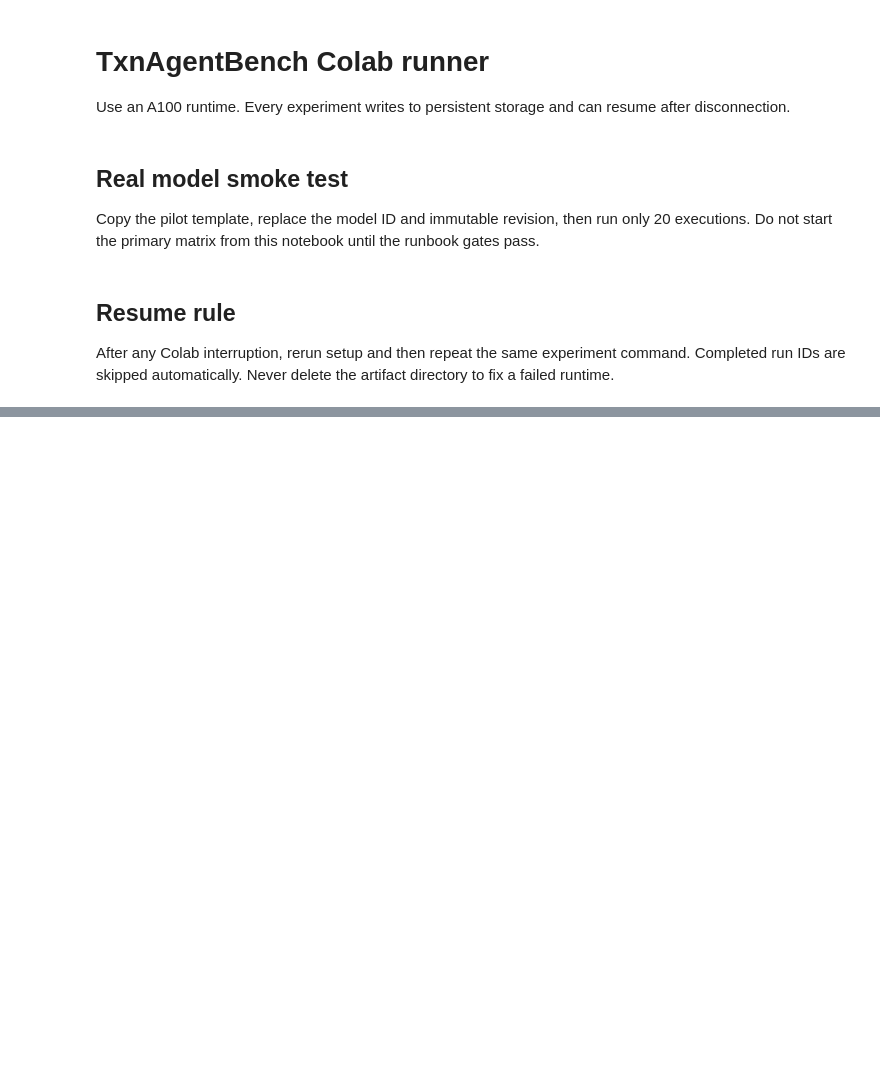
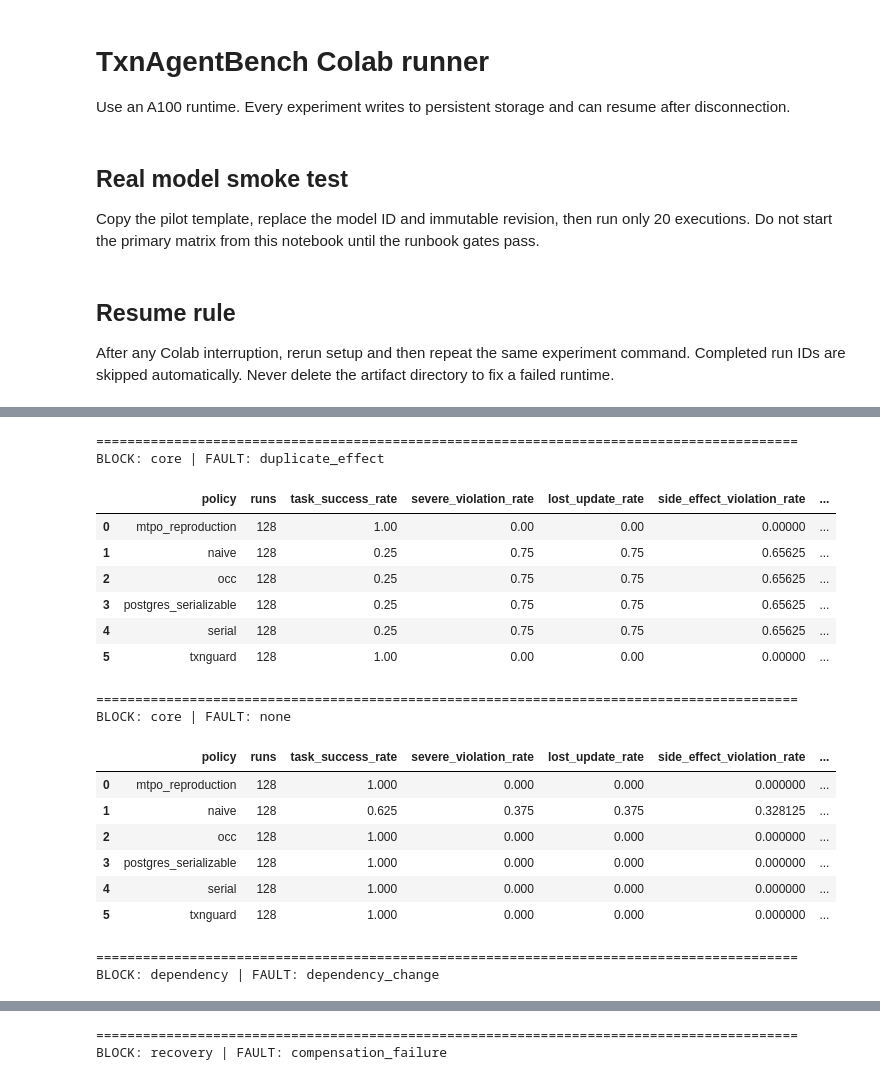
Before and after one commit to vnigoated/programming_, a Jupyter notebook: colab/TxnAgentBench_Colab.ipynb, the cells around one changed output, grey strips where cells are left out. Saved outputs shown, nothing was run; the diff lists cells and outputs as text; code cells hidden in the pictures; blank space fills up the shorter version.

```diff
--- a/colab/TxnAgentBench_Colab.ipynb
+++ b/colab/TxnAgentBench_Colab.ipynb
@@ -37,0 +418,78 @@ After any Colab interruption, rerun setup and then repeat the same experiment co
+# %%
+from pathlib import Path
+
+import pandas as pd
+from IPython.display import display
+
+ROOT = Path(
+    "/content/drive/MyDrive/txnagentbench-artifacts/"
+    "expanded-pilot-qwen7b-v2"
+)
+
+blocks = ["core", "dependency", "recovery"]
+tables = []
+
+for block in blocks:
+    path = ROOT / block / "analysis" / "fault_policy_metrics.csv"
+    table = pd.read_csv(path)
+    table.insert(0, "block", block)
+    tables.append(table)
+
+fault_results = pd.concat(tables, ignore_index=True)
+
+columns = [
+    "block",
+    "fault_mode",
+    "policy",
+    "runs",
+    "task_success_rate",
+    "severe_violation_rate",
+    "lost_update_rate",
+    "side_effect_violation_rate",
+    "recovery_attempts",
+    "recovery_successes",
+    "recovery_rate",
+    "recovery_violation_rate",
+]
+
+fault_results = fault_results[columns].sort_values(
+    ["block", "fault_mode", "policy"]
+)
+
+for (block, fault), group in fault_results.groupby(
+    ["block", "fault_mode"],
+    sort=False,
+):
+    print("\n" + "=" * 90)
+    print(f"BLOCK: {block} | FAULT: {fault}")
+    display(group.drop(columns=["block", "fault_mode"]).reset_index(drop=True))
+
+print("\nFault modes found:")
+print(fault_results.groupby("block")["fault_mode"].unique())
+
+print("\nRuns by block and fault:")
+display(
+    fault_results.groupby(["block", "fault_mode"], as_index=False)["runs"]
+    .sum()
+)
+# %% [output]
+==========================================================================================
+BLOCK: core | FAULT: duplicate_effect
+|  | policy | runs | task_success_rate | severe_violation_rate | lost_update_rate | side_effect_violation_rate | ... |
+| 0 | mtpo_reproduction | 128 | 1.00 | 0.00 | 0.00 | 0.00000 | ... |
+| 1 | naive | 128 | 0.25 | 0.75 | 0.75 | 0.65625 | ... |
+| 2 | occ | 128 | 0.25 | 0.75 | 0.75 | 0.65625 | ... |
+| 3 | postgres_serializable | 128 | 0.25 | 0.75 | 0.75 | 0.65625 | ... |
+| 4 | serial | 128 | 0.25 | 0.75 | 0.75 | 0.65625 | ... |
+| 5 | txnguard | 128 | 1.00 | 0.00 | 0.00 | 0.00000 | ... |
+==========================================================================================
+BLOCK: core | FAULT: none
+|  | policy | runs | task_success_rate | severe_violation_rate | lost_update_rate | side_effect_violation_rate | ... |
+| 0 | mtpo_reproduction | 128 | 1.000 | 0.000 | 0.000 | 0.000000 | ... |
+| 1 | naive | 128 | 0.625 | 0.375 | 0.375 | 0.328125 | ... |
+| 2 | occ | 128 | 1.000 | 0.000 | 0.000 | 0.000000 | ... |
+| 3 | postgres_serializable | 128 | 1.000 | 0.000 | 0.000 | 0.000000 | ... |
+| 4 | serial | 128 | 1.000 | 0.000 | 0.000 | 0.000000 | ... |
+| 5 | txnguard | 128 | 1.000 | 0.000 | 0.000 | 0.000000 | ... |
+==========================================================================================
+BLOCK: dependency | FAULT: dependency_change
@@ -37,0 +503,2 @@ After any Colab interruption, rerun setup and then repeat the same experiment co
+==========================================================================================
+BLOCK: recovery | FAULT: compensation_failure
```
Also changed, not shown: parts of 11 cells of this notebook.
